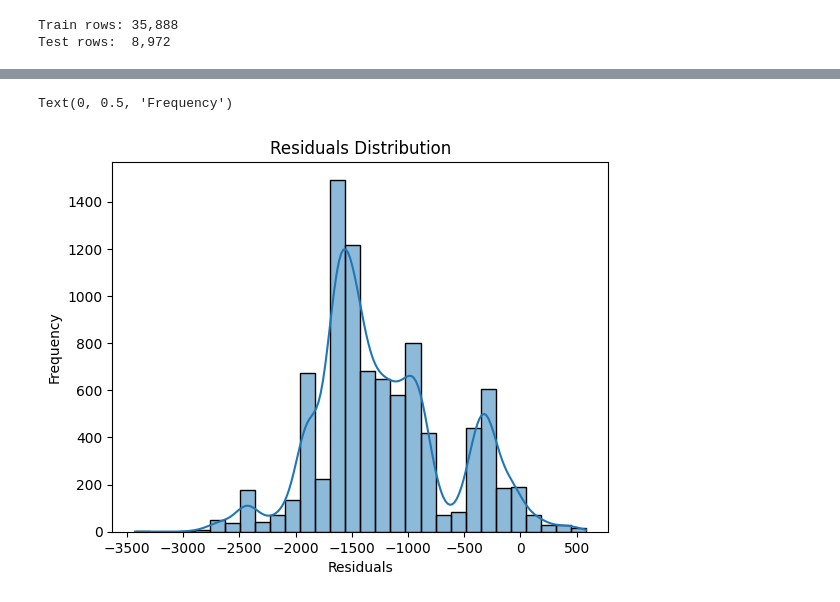
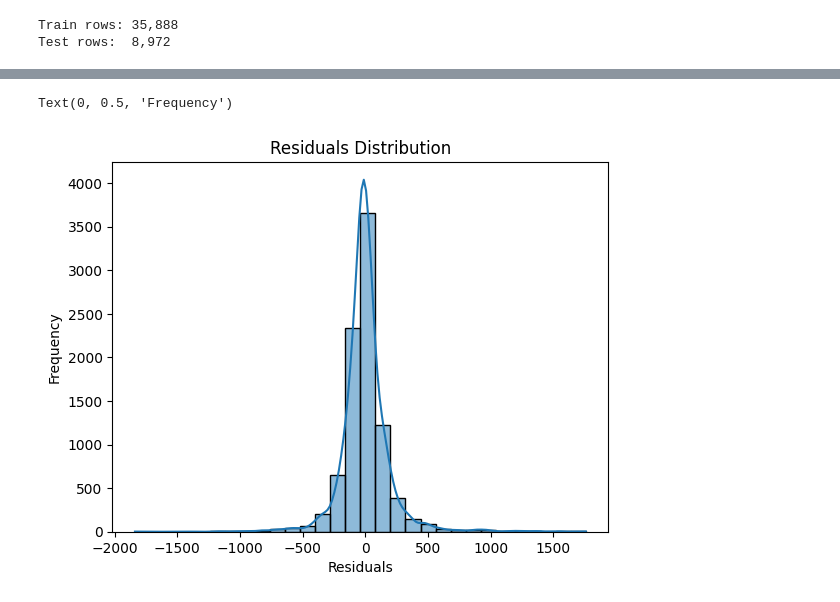
Before and after one commit to AugustBjerg/Master-s-thesis, a Jupyter notebook: code/modelling/notebooks/experimental.ipynb, the cells around one changed output, grey strips where cells are left out. Cells and saved outputs as stored; diff of their text form; code cells hidden in the pictures.

```diff
--- a/code/modelling/notebooks/experimental.ipynb
+++ b/code/modelling/notebooks/experimental.ipynb
@@ -17,6 +17,8 @@ from sklearn.pipeline import Pipeline
 from sklearn.preprocessing import StandardScaler
 
 random_seed = 42
+# %%
+TIME_SPLIT = False
 # %%
 WINDOW_LENGTH = "5min"
 # %%
@@ -60,6 +62,7 @@ TARGET_COLUMN = "Vessel Propeller Shaft Mechanical Power (KW)"
 
 predictive_sensor_variables = [
     "Avg Draft (Calculated)",
+    "Draft Trim (Calculated)",
     "Vessel Hull Through Water Longitudinal Speed (knots)",
     "Days Since Last Cleaning"
 #    "Main Engine Fuel Load % (%)",
@@ -68,16 +71,16 @@ predictive_sensor_variables = [
 ]
 
 predictive_weather_variables = [
-    "Vessel External Conditions Wind Relative Angle (degrees)",
+#    "Vessel External Conditions Wind Relative Angle (degrees)",
     "Vessel External Conditions Wind Relative Speed (knots)",
     "Vessel External Conditions Sea Water Temperature (Provider S)",
-    "Vessel External Conditions Northward Sea Water Velocity (Provider MB)",
-    "Vessel External Conditions Eastward Sea Water Velocity (Provider MB)",
+#    "Vessel External Conditions Northward Sea Water Velocity (Provider MB)",
+#    "Vessel External Conditions Eastward Sea Water Velocity (Provider MB)",
     "Vessel External Conditions Wave Significant Height (Provider MB)",
-    "Vessel External Conditions Swell Significant Height (Provider MB)",
-    "Vessel External Conditions Eastward Wind Velocity (Provider S)",
-    "Vessel External Conditions Wind True Angle (Provider MB)",
-    "Vessel External Conditions Wind True Speed (Provider MB)",
+#    "Vessel External Conditions Swell Significant Height (Provider MB)",
+#    "Vessel External Conditions Eastward Wind Velocity (Provider S)",
+#    "Vessel External Conditions Wind True Angle (Provider MB)",
+#    "Vessel External Conditions Wind True Speed (Provider MB)",
 ]
 
 all_predictive_variables = predictive_sensor_variables + predictive_weather_variables
@@ -123,8 +120,12 @@ Feature matrix shape: (44860, 13)
 # %%
-split_index = int(len(model_df) * 0.8)
+if TIME_SPLIT:
+    split_index = int(len(model_df) * 0.8)
 
-X_train, X_test = X.iloc[:split_index], X.iloc[split_index:]
-y_train, y_test = y.iloc[:split_index], y.iloc[split_index:]
+    X_train, X_test = X.iloc[:split_index], X.iloc[split_index:]
+    y_train, y_test = y.iloc[:split_index], y.iloc[split_index:]
+else:
+    X_train, X_test, y_train, y_test = train_test_split(X, y, test_size=0.2, random_state=random_seed)
+
 
 numeric_preprocessor = Pipeline(
     steps=[
@@ -140,11 +141,7 @@ preprocessor = ColumnTransformer(
 
 models = {
     "Ridge": Ridge(alpha=1.0),
-    "RandomForest": RandomForestRegressor(
-        n_estimators=300,
-        random_state=random_seed,
-        n_jobs=-1,
-    ),
+    "RandomForest": RandomForestRegressor(n_estimators=300, random_state=random_seed, n_jobs=-1,    ),
     "GradientBoosting": GradientBoostingRegressor(random_state=random_seed),
 }
 
@@ -211,12 +208,10 @@ results_df
 # %%
 rmse = root_mean_squared_error(y_test, y_pred_test)  # true RMSE [web:156]
-# or:
-rmse = mean_squared_error(y_test, y_pred_test)  # squared=False => RMSE [web:155]
 
 histogram = sns.histplot(y_test - y_pred_test, bins=30, kde=True)
 histogram.set_title("Residuals Distribution")
 histogram.set_xlabel("Residuals")
 histogram.set_ylabel("Frequency")
 # %% [output]
 Text(0, 0.5, 'Frequency')
-[figure, old version]
+[figure, new version]
```
Also changed, not shown: parts of 11 cells of this notebook, 3 other files.
